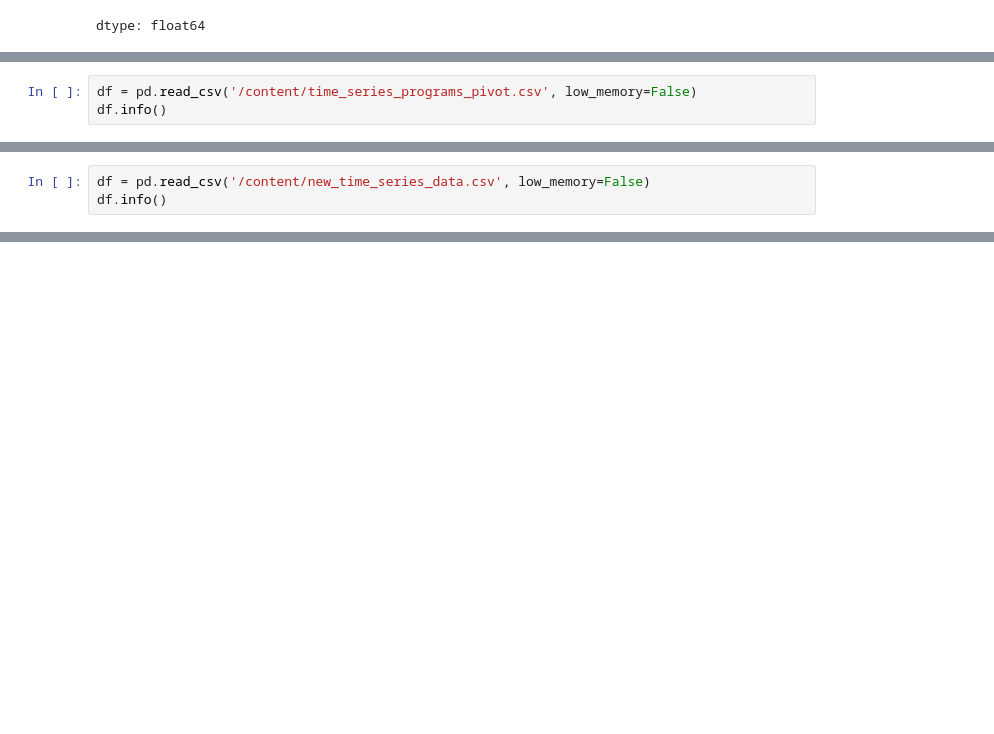
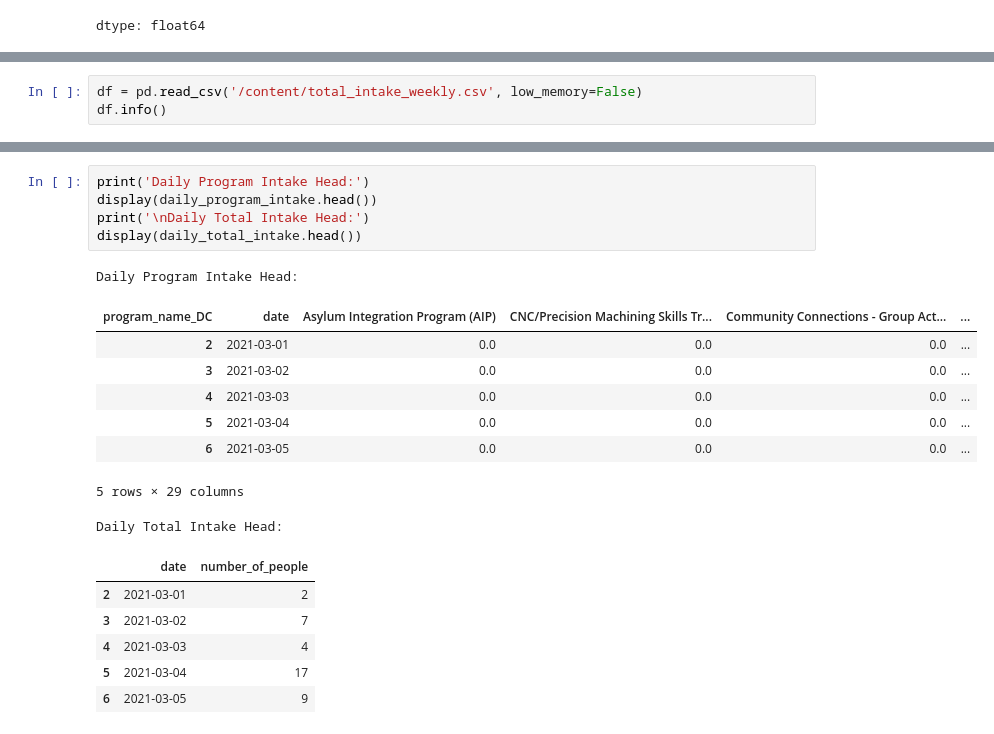
Before and after one commit to pheaktralean/ConcordIA, a Jupyter notebook: economy_n_text_indices_forcasting/notebook/Data_Cleaning_Process_Jimmy_Data.ipynb, the cells around one changed output, grey strips where cells are left out. Cells and saved outputs as stored; diff of their text form; blank space fills up the shorter version.

```diff
--- a/economy_n_text_indices_forcasting/notebook/Data_Cleaning_Process_Jimmy_Data.ipynb
+++ b/economy_n_text_indices_forcasting/notebook/Data_Cleaning_Process_Jimmy_Data.ipynb
@@ -286,5 +285,5 @@ New dataset saved to 'time_series_programs_pivot.csv'
 # %%
-df = pd.read_csv('/content/time_series_programs_pivot.csv', low_memory=False)
+df = pd.read_csv('/content/total_intake_weekly.csv', low_memory=False)
 df.info()
 # %% [output]
 <class 'pandas.core.frame.DataFrame'>
@@ -307,3 +297,0 @@ memory usage: 318.4+ KB
-# %%
-df = pd.read_csv('/content/new_time_series_data.csv', low_memory=False)
-df.info()
@@ -486,0 +469,21 @@ display(df_2018_original.head())
+# %%
+print('Daily Program Intake Head:')
+display(daily_program_intake.head())
+print('\nDaily Total Intake Head:')
+display(daily_total_intake.head())
+# %% [output]
+Daily Program Intake Head:
+| program_name_DC | date | Asylum Integration Program (AIP) | CNC/Precision Machining Skills Tr... | Community Connections - Group Act... | ... |
+| 2 | 2021-03-01 | 0.0 | 0.0 | 0.0 | ... |
+| 3 | 2021-03-02 | 0.0 | 0.0 | 0.0 | ... |
+| 4 | 2021-03-03 | 0.0 | 0.0 | 0.0 | ... |
+| 5 | 2021-03-04 | 0.0 | 0.0 | 0.0 | ... |
+| 6 | 2021-03-05 | 0.0 | 0.0 | 0.0 | ... |
+5 rows × 29 columns
+Daily Total Intake Head:
+|  | date | number_of_people |
+| 2 | 2021-03-01 | 2 |
+| 3 | 2021-03-02 | 7 |
+| 4 | 2021-03-03 | 4 |
+| 5 | 2021-03-04 | 17 |
+| 6 | 2021-03-05 | 9 |
```
Also changed, not shown: parts of 17 cells of this notebook, 1 other file.
